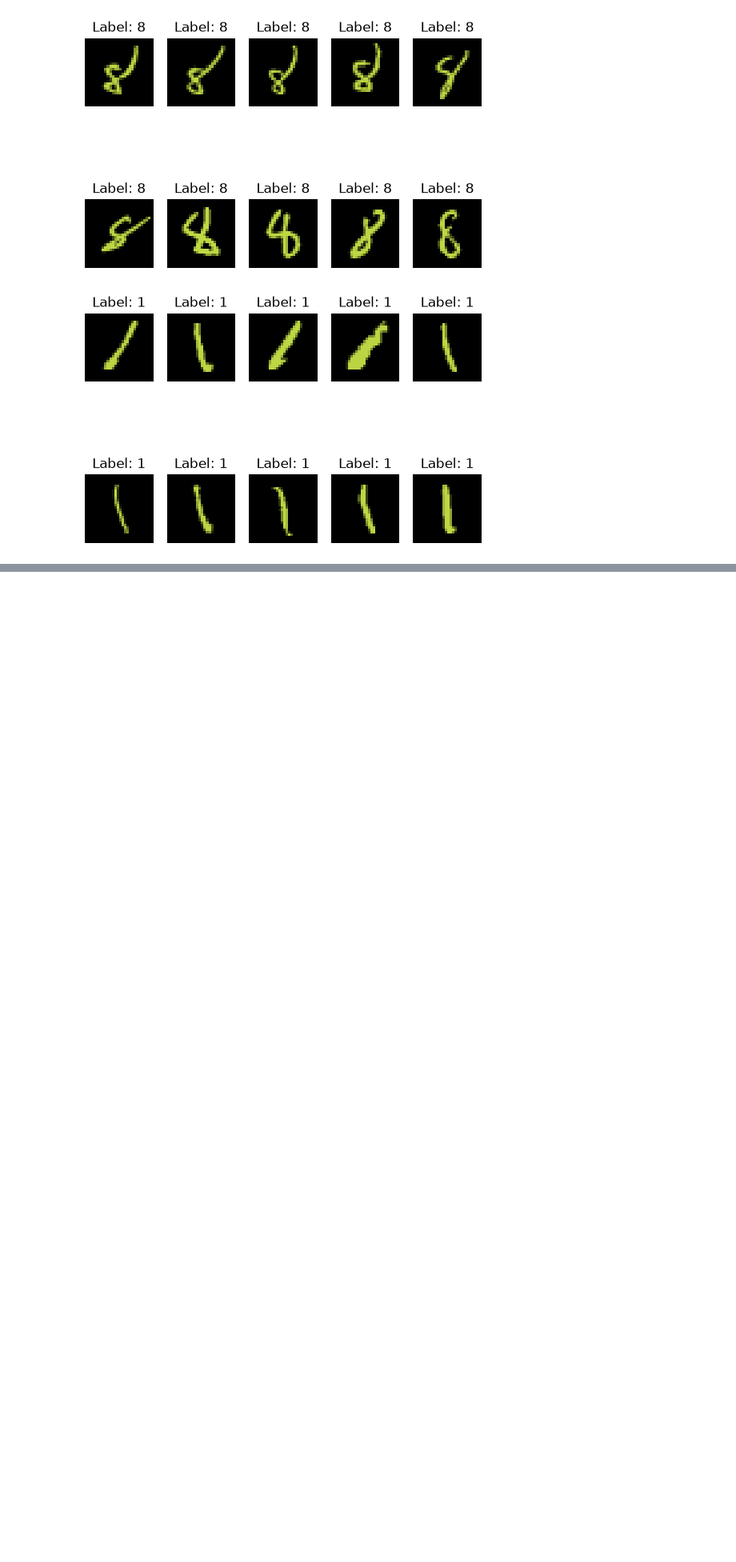
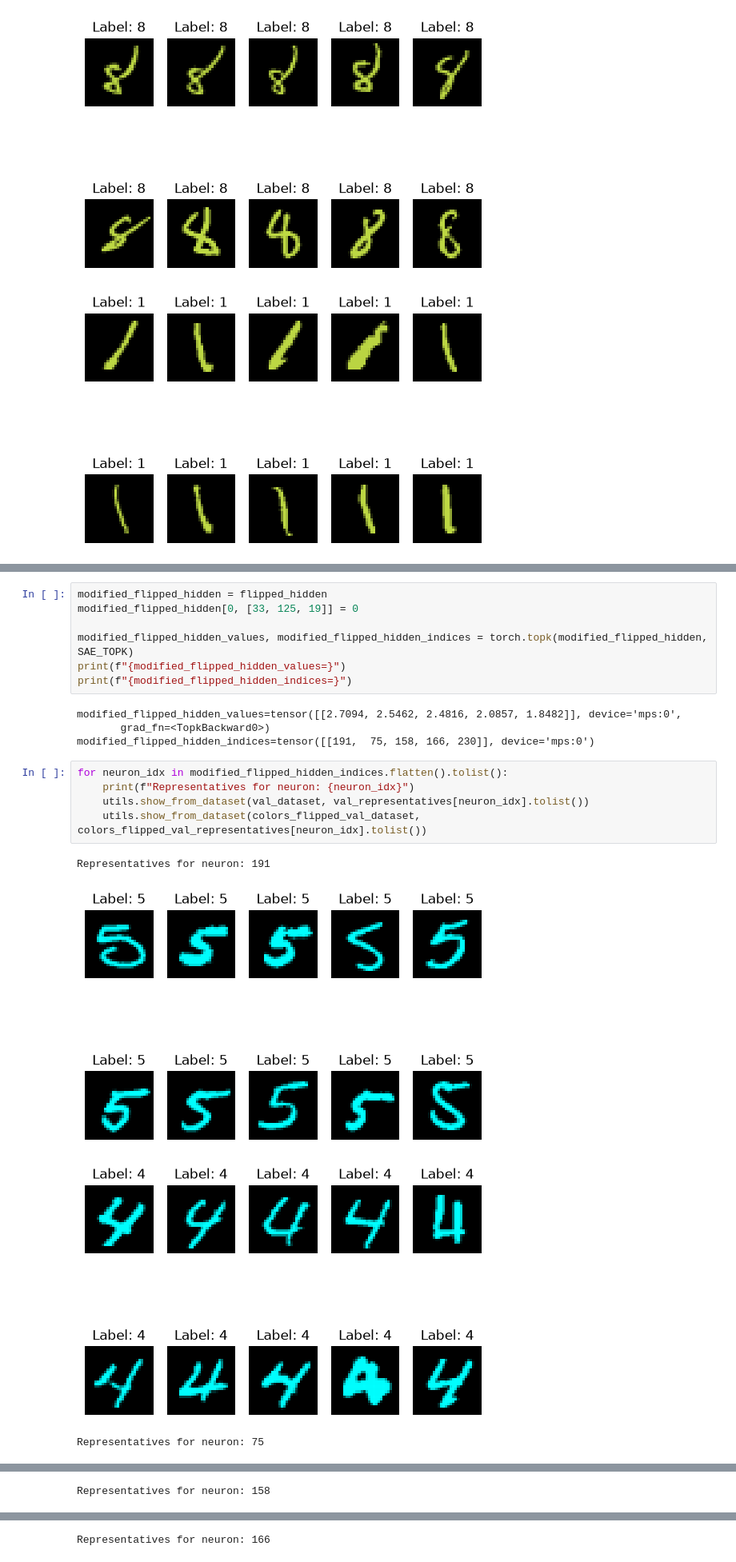
Before and after one commit to PyroX2/Sparse-Autoencoders-for-Vision-in-Pytorch, a Jupyter notebook: intro.ipynb, the cells around one changed output, grey strips where cells are left out. Shown at 80% size. Cells and saved outputs as stored; diff of their text form; blank space fills up the shorter version.

```diff
--- a/intro.ipynb
+++ b/intro.ipynb
@@ -808,0 +903,21 @@ utils.show_from_dataset(colors_flipped_val_dataset, colors_flipped_val_represent
+# %%
+modified_flipped_hidden = flipped_hidden
+modified_flipped_hidden[0, [33, 125, 19]] = 0
+
+modified_flipped_hidden_values, modified_flipped_hidden_indices = torch.topk(modified_flipped_hidden, SAE_TOPK)
+print(f"{modified_flipped_hidden_values=}")
+print(f"{modified_flipped_hidden_indices=}")
+# %% [output]
+modified_flipped_hidden_values=tensor([[2.7094, 2.5462, 2.4816, 2.0857, 1.8482]], device='mps:0',
+       grad_fn=<TopkBackward0>)
+modified_flipped_hidden_indices=tensor([[191,  75, 158, 166, 230]], device='mps:0')
+# %%
+for neuron_idx in modified_flipped_hidden_indices.flatten().tolist():
+	print(f"Representatives for neuron: {neuron_idx}")
+	utils.show_from_dataset(val_dataset, val_representatives[neuron_idx].tolist())
+	utils.show_from_dataset(colors_flipped_val_dataset, colors_flipped_val_representatives[neuron_idx].tolist())
+# %% [output]
+Representatives for neuron: 191
+[figure, added]
+[figure, added]
+Representatives for neuron: 75
@@ -808,0 +926 @@ utils.show_from_dataset(colors_flipped_val_dataset, colors_flipped_val_represent
+Representatives for neuron: 158
@@ -808,0 +929 @@ utils.show_from_dataset(colors_flipped_val_dataset, colors_flipped_val_represent
+Representatives for neuron: 166
```
Also changed, not shown: parts of 11 cells of this notebook.
